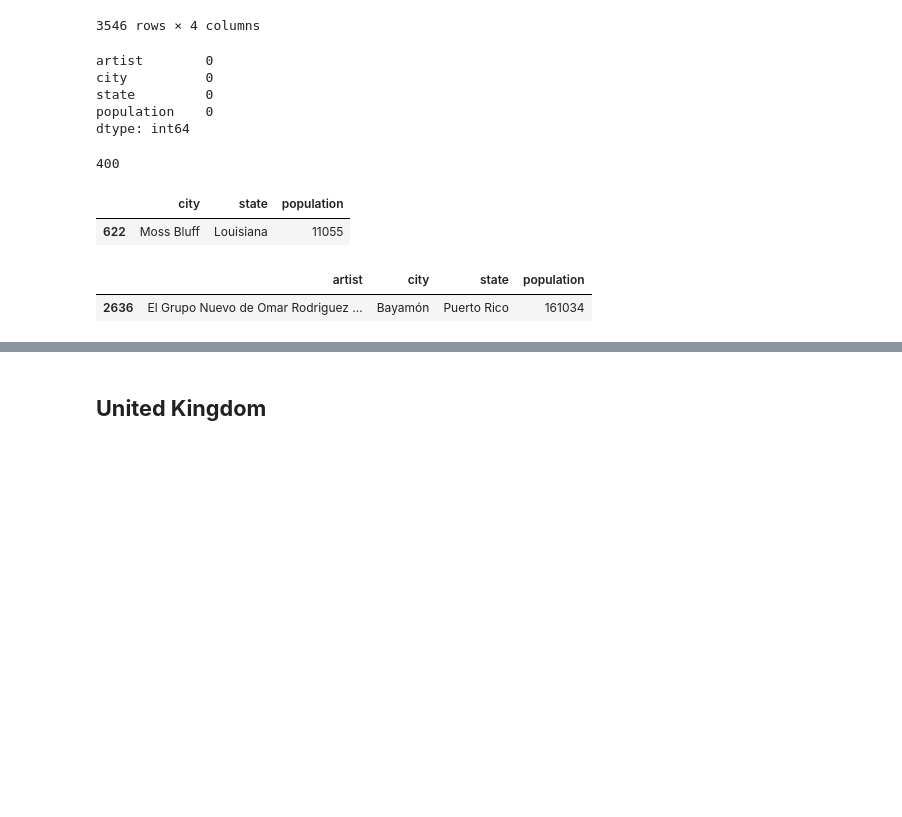
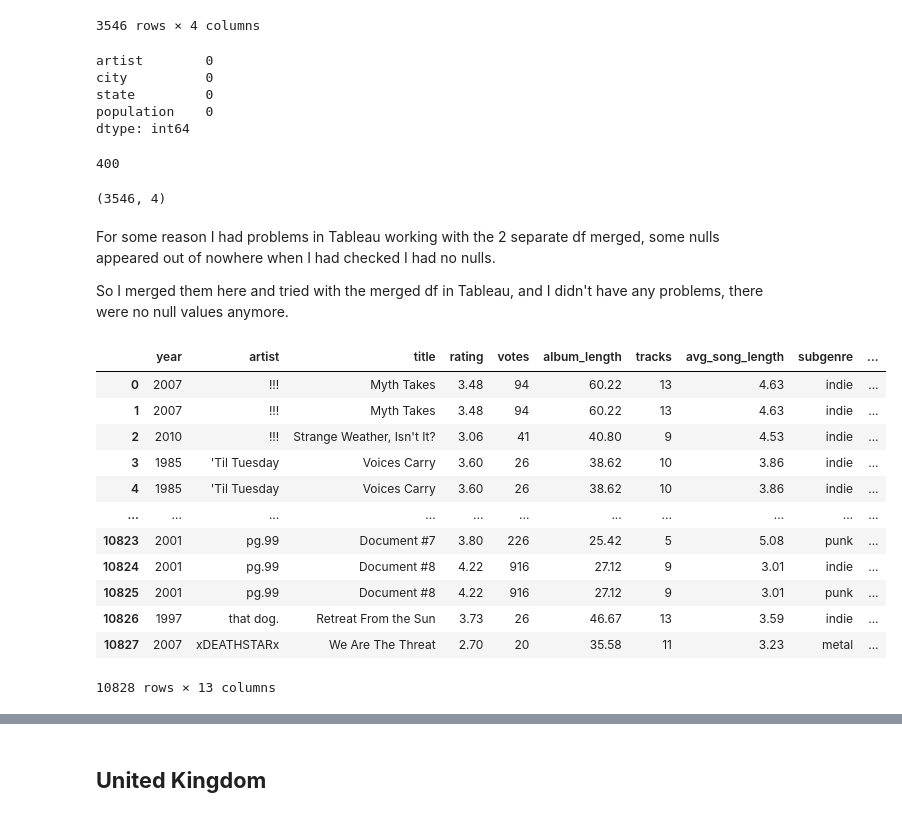
Before and after one commit to arnauog/what_the_rock, a Jupyter notebook: geopy_origins.ipynb, the cells around one changed output, grey strips where cells are left out. Saved outputs shown, nothing was run; the diff lists cells and outputs as text; code cells hidden in the pictures; blank space fills up the shorter version.

```diff
--- a/geopy_origins.ipynb
+++ b/geopy_origins.ipynb
@@ -2111 +2105,41 @@ df_us_city_population
+# %%
+# check there are no nulls
+df_us_city_population.isna().sum()
+# %% [output]
+artist        0
+city          0
+state         0
+population    0
+dtype: int64
+# %%
+# smallest town I have
+df_us_city_population['population'].min()
+# %% [output]
+400
+# %%
+df_us_city_population = pd.read_csv('Datasets/df_us_city_population.csv')
+df_us_city_population.shape
+# %% [output]
+(3546, 4)
+# %% [markdown]
+For some reason I had problems in Tableau working with the 2 separate df merged, some nulls appeared out of nowhere when I had checked I had no nulls.
+
+So I merged them here and tried with the merged df in Tableau, and I didn't have any problems, there were no null values anymore.
+# %%
+df_final_us = pd.merge(df_final, df_us_city_population, on='artist')
+df_final_us
+# %% [output]
+|  | year | artist | title | rating | votes | album_length | tracks | avg_song_length | subgenre | ... |
+| 0 | 2007 | !!! | Myth Takes | 3.48 | 94 | 60.22 | 13 | 4.63 | indie | ... |
+| 1 | 2007 | !!! | Myth Takes | 3.48 | 94 | 60.22 | 13 | 4.63 | indie | ... |
+| 2 | 2010 | !!! | Strange Weather, Isn't It? | 3.06 | 41 | 40.80 | 9 | 4.53 | indie | ... |
+| 3 | 1985 | 'Til Tuesday | Voices Carry | 3.60 | 26 | 38.62 | 10 | 3.86 | indie | ... |
+| 4 | 1985 | 'Til Tuesday | Voices Carry | 3.60 | 26 | 38.62 | 10 | 3.86 | indie | ... |
+| ... | ... | ... | ... | ... | ... | ... | ... | ... | ... | ... |
+| 10823 | 2001 | pg.99 | Document #7 | 3.80 | 226 | 25.42 | 5 | 5.08 | punk | ... |
+| 10824 | 2001 | pg.99 | Document #8 | 4.22 | 916 | 27.12 | 9 | 3.01 | indie | ... |
+| 10825 | 2001 | pg.99 | Document #8 | 4.22 | 916 | 27.12 | 9 | 3.01 | punk | ... |
+| 10826 | 1997 | that dog. | Retreat From the Sun | 3.73 | 26 | 46.67 | 13 | 3.59 | indie | ... |
+| 10827 | 2007 | xDEATHSTARx | We Are The Threat | 2.70 | 20 | 35.58 | 11 | 3.23 | metal | ... |
+10828 rows × 13 columns
 # %%
@@ -2113,22 +2146,0 @@ df_us_city_population.to_csv('Datasets/df_us_city_population.csv', index=False)
-# %%
-df_us_city_population.isna().sum()
-# %% [output]
-artist        0
-city          0
-state         0
-population    0
-dtype: int64
-# %%
-df_us_city_population['population'].min()
-# %% [output]
-400
-# %%
-df_us_population[df_us_population['city']=='Moss Bluff']
-# %% [output]
-|  | city | state | population |
-| 622 | Moss Bluff | Louisiana | 11055 |
-# %%
-df_us_city_population[df_us_city_population['city']=='Bayamón']
-# %% [output]
-|  | artist | city | state | population |
-| 2636 | El Grupo Nuevo de Omar Rodriguez ... | Bayamón | Puerto Rico | 161034 |
```
Also changed, not shown: parts of 38 cells of this notebook, 30 other files.
